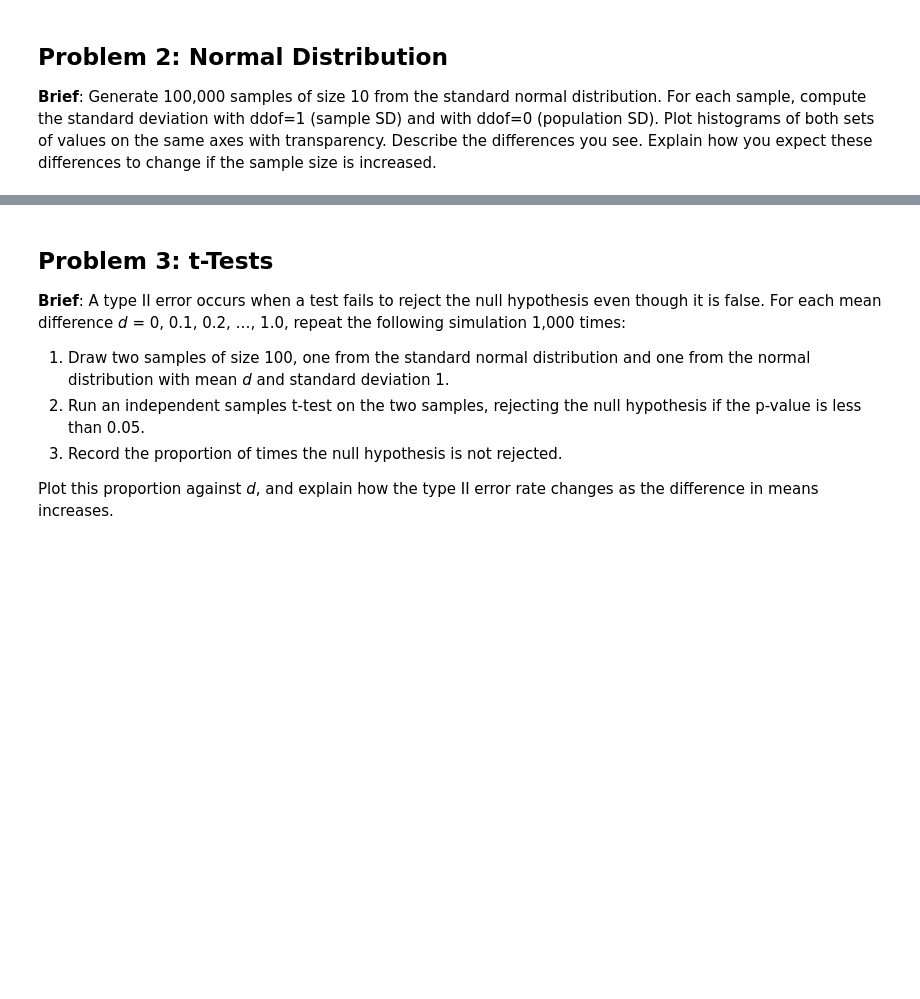
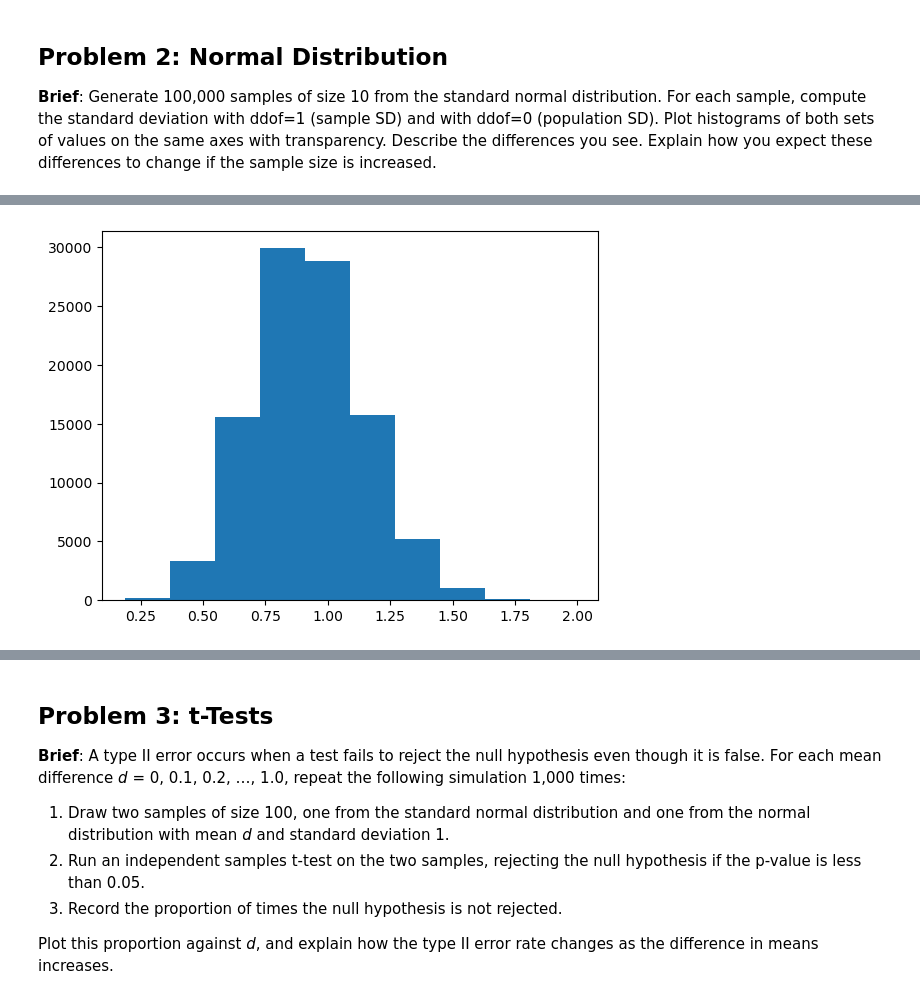
Before and after one commit to IreneKilgannon/applied_statistics, a Jupyter notebook: problems.ipynb, the cells around one changed output, grey strips where cells are left out. Cells and saved outputs as stored; diff of their text form; code cells hidden in the pictures; blank space fills up the shorter version.

```diff
--- a/problems.ipynb
+++ b/problems.ipynb
@@ -163,0 +246,5 @@ __Brief__: Generate 100,000 samples of size 10 from the standard normal distribu
+# %%
+plt.hist(std_with_ddof_0_many)
+plt.show()
+# %% [output]
+[figure, added]
```
Also changed, not shown: parts of 22 cells of this notebook.
